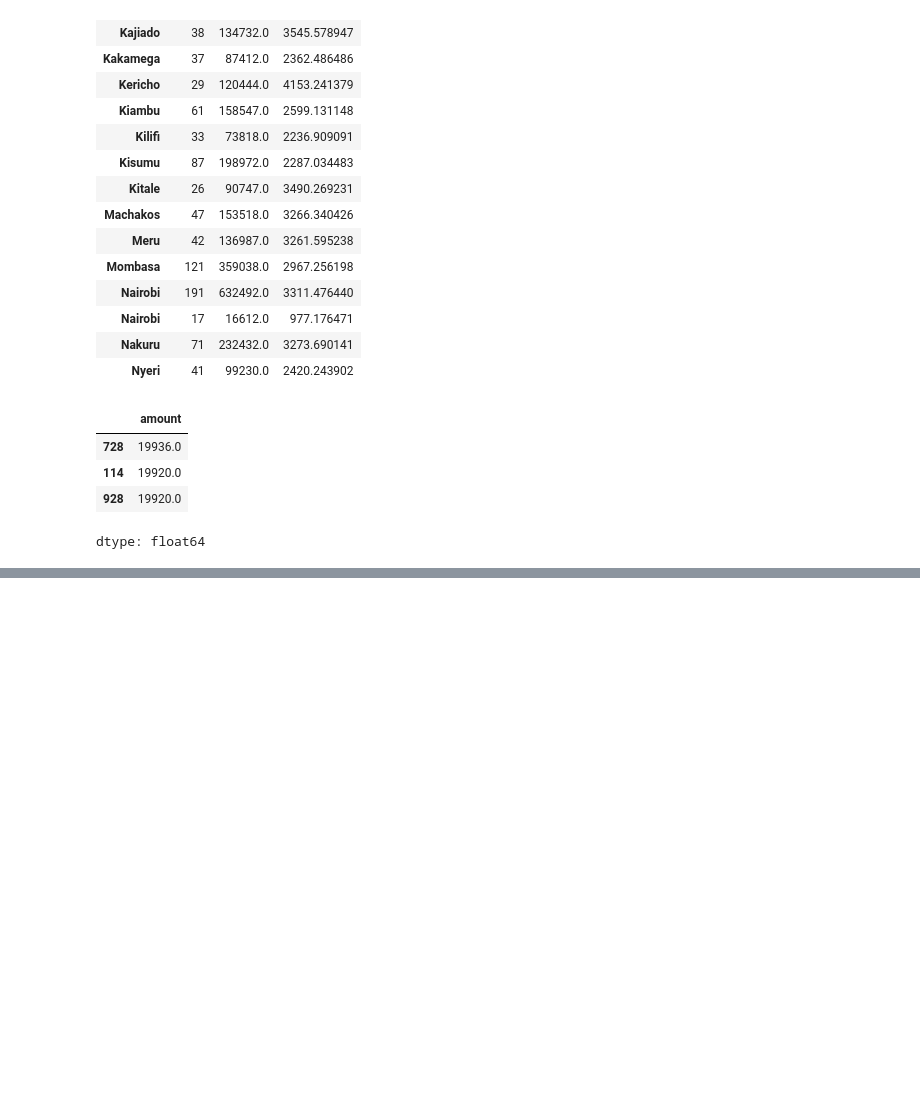
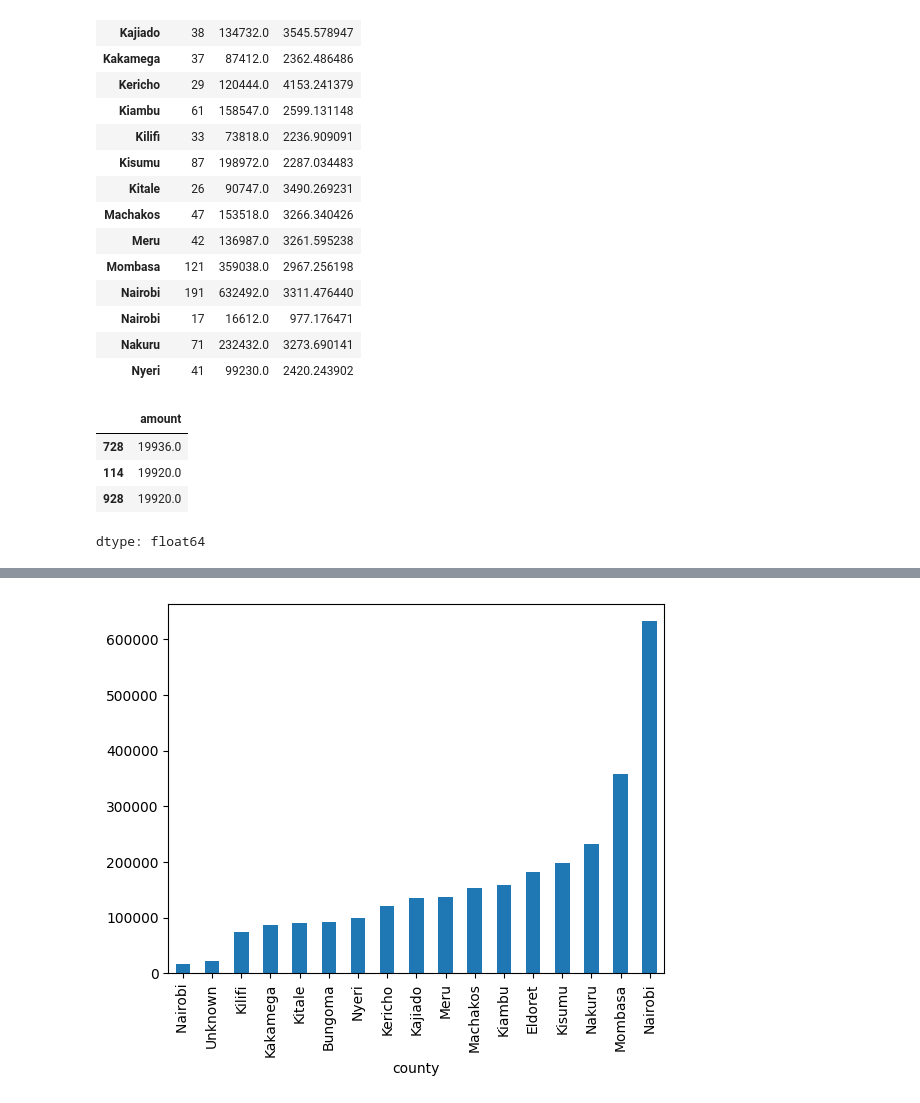
Before and after one commit to victoriairungu99-creator/CDAV-course, a Jupyter notebook: Copy_of_Day_9_week_2_Thursday_Pandas.ipynb, the cells around one changed output, grey strips where cells are left out. Cells and saved outputs as stored; diff of their text form; code cells hidden in the pictures; blank space fills up the shorter version.

```diff
--- a/Copy_of_Day_9_week_2_Thursday_Pandas.ipynb
+++ b/Copy_of_Day_9_week_2_Thursday_Pandas.ipynb
@@ -760,0 +811,7 @@ dtype: float64
+# %%
+import matplotlib.pyplot as plt #for charts
+sales=df.groupby("county")["amount"].sum().sort_values()
+sales.plot(kind="bar") #vertical bars
+plt.show()
+# %% [output]
+[figure, added]
```
Also changed, not shown: parts of 27 cells of this notebook.
